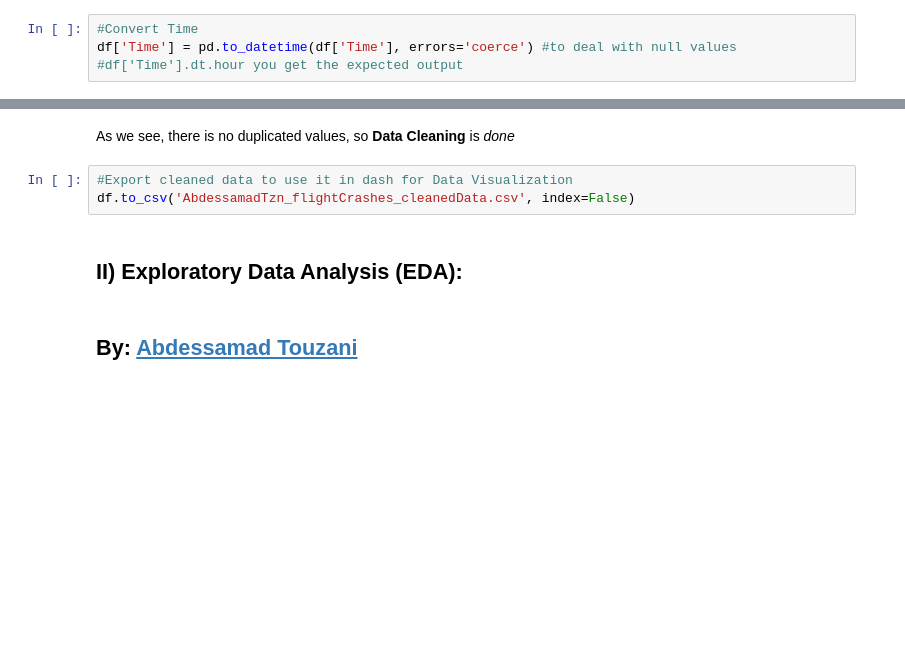
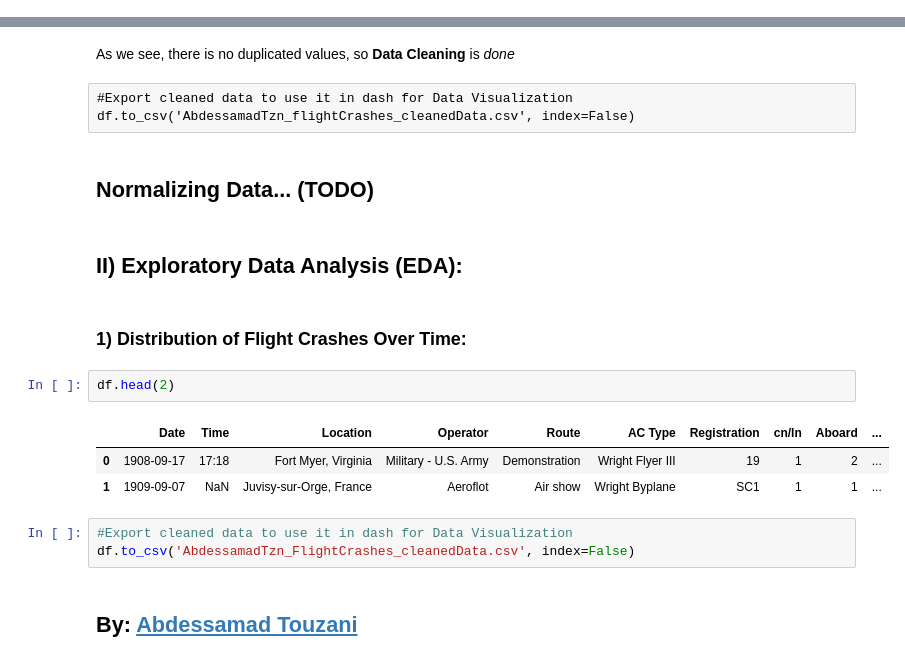
Before and after one commit to AbdessamadTzn/Dat-Analysis, a Jupyter notebook: Analyzing Flight Crashes/analyzing_flight_crashes.ipynb, the cells around one changed output, grey strips where cells are left out. Cells and saved outputs as stored; diff of their text form; blank space fills up the shorter version.

```diff
--- a/Analyzing Flight Crashes/analyzing_flight_crashes.ipynb
+++ b/Analyzing Flight Crashes/analyzing_flight_crashes.ipynb
@@ -302,4 +308,0 @@ df['Date'].dt.year
-# %%
-#Convert Time
-df['Time'] = pd.to_datetime(df['Time'], errors='coerce') #to deal with null values
-#df['Time'].dt.hour you get the expected output
@@ -351,10 +363,23 @@ df.duplicated().sum()
 0
 # %% [markdown]
 As we see, there is no duplicated values, so **Data Cleaning** is *done*
-# %%
-#Export cleaned data to use it in dash for Data Visualization
-df.to_csv('AbdessamadTzn_flightCrashes_cleanedData.csv', index=False)
+# %% [raw]
+#Export cleaned data to use it in dash for Data Visualization
+df.to_csv('AbdessamadTzn_flightCrashes_cleanedData.csv', index=False)
+# %% [markdown]
+## Normalizing Data... (TODO)
 # %% [markdown]
 ## **II) Exploratory Data Analysis (EDA):**
+# %% [markdown]
+### 1) Distribution of Flight Crashes Over Time:
+# %%
+df.head(2)
+# %% [output]
+|  | Date | Time | Location | Operator | Route | AC Type | Registration | cn/ln | Aboard | ... |
+| 0 | 1908-09-17 | 17:18 | Fort Myer, Virginia | Military - U.S. Army | Demonstration | Wright Flyer III | 19 | 1 | 2 | ... |
+| 1 | 1909-09-07 | NaN | Juvisy-sur-Orge, France | Aeroflot | Air show | Wright Byplane | SC1 | 1 | 1 | ... |
+# %%
+#Export cleaned data to use it in dash for Data Visualization
+df.to_csv('AbdessamadTzn_FlightCrashes_cleanedData.csv', index=False)
 # %% [markdown]
 ## **By: [Abdessamad Touzani](https://www.linkedin.com/in/abdessamadtouzani/)**
```
Also changed, not shown: parts of 6 cells of this notebook.
